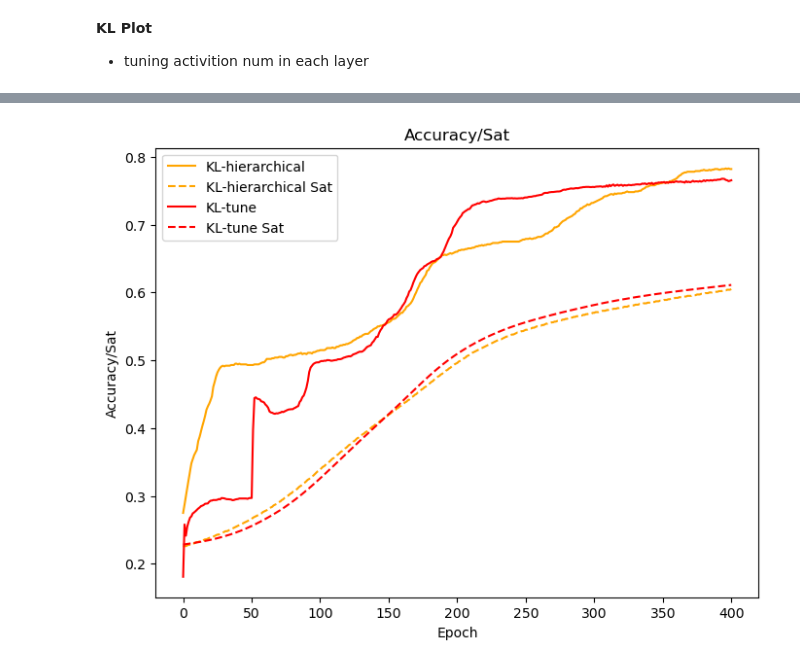
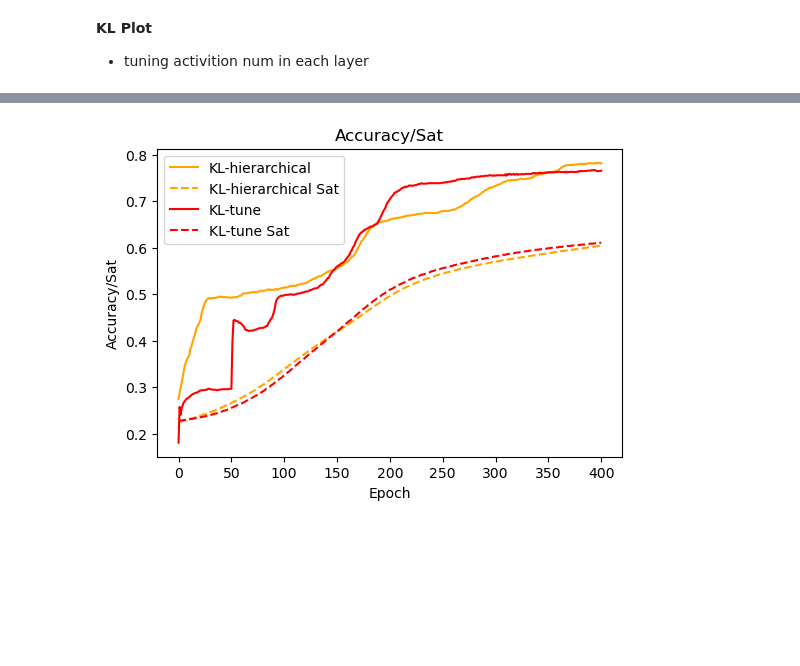
Before and after one commit to zhijin44/LogiKNet, a Jupyter notebook: P1_structurelevel/KAN_2_LTN_hierarchy.ipynb, the cells around one changed output, grey strips where cells are left out. Saved outputs shown, nothing was run; the diff lists cells and outputs as text; code cells hidden in the pictures; blank space fills up the shorter version.

```diff
--- a/P1_structurelevel/KAN_2_LTN_hierarchy.ipynb
+++ b/P1_structurelevel/KAN_2_LTN_hierarchy.ipynb
@@ -305,44 +331,23 @@ def compute_sat_levels(loader, P):
 		)
 	return sat_level
 
-kan_h = KAN(width=[18, 6, 6, 6], grid=5, k=3, seed=42, device=device)
-P_kan = ltn.Predicate(LogitsToPredicate(MultiKANModel(kan_h)))
-
-optimizer_kan = torch.optim.Adam(P_kan.parameters(), lr=0.001)
-
-sat_tune = []
-acc_tune = []
-for epoch in range(401):
-    # Train the KAN
-	optimizer_kan.zero_grad()
-	sat_kan = compute_sat_levels(train_loader, P_kan)
-	loss = 1. - sat_kan
-	loss.backward()
-	optimizer_kan.step()
-	train_loss_kan = loss.item()
-
-	sat_tune.append(sat_kan.item())
-
-	# Test the KAN
-	acc_kan = compute_accuracy(test_loader, kan_h)
-	acc_tune.append(acc_kan.item())
-	if epoch % 10 == 0:
-		test_sat_kan = compute_sat_levels(test_loader, P_kan)
-		print(f"Epoch {epoch} | KAN (loss/acc/sat): {train_loss_kan:.3f}/{acc_kan:.3f}/{sat_kan:.3f}({test_sat_kan:.3f})")
 
 # Plot the results
 with open("KL_hierarchy.txt", "r") as f:
     kan_hierarchical_results = [parse_kan(line) for line in f if line.strip()]
 
+with open("KL_2layer.txt", "r") as f:
+	kan_tune_results = [parse_kan(line) for line in f if line.strip()]
+
 _, kan_hierarchical_acc, kan_hierarchical_sat = zip(*kan_hierarchical_results)
-kan_2_10_acc, kan_2_10_sat = acc_tune, sat_tune
+_, kan_2layer_acc, kan_2layer_sat = zip(*kan_tune_results)
 
 # show acc and sat on same plot
-fig, axs = plt.subplots(figsize=(8, 6))
+fig, axs = plt.subplots(figsize=(6, 4))
 axs.plot(kan_hierarchical_acc, label="KL-hierarchical", color="orange")
 axs.plot(kan_hierarchical_sat, label="KL-hierarchical Sat", linestyle="--", color="orange")
-axs.plot(kan_2_10_acc, label="KL-tune", color="red")
-axs.plot(kan_2_10_sat, label="KL-tune Sat", linestyle="--", color="red")
+axs.plot(kan_2layer_acc, label="KL-tune", color="red")
+axs.plot(kan_2layer_sat, label="KL-tune Sat", linestyle="--", color="red")
 axs.set_title("Accuracy/Sat")
 axs.set_xlabel("Epoch")
 axs.set_ylabel("Accuracy/Sat")
@@ -369 +357 @@ Epoch 400 | KAN (loss/acc/sat): 0.389/0.765/0.611(0.607)
-[figure, old version]
+[figure, new version]
```
Also changed, not shown: parts of 4 cells of this notebook, 9 other files.
